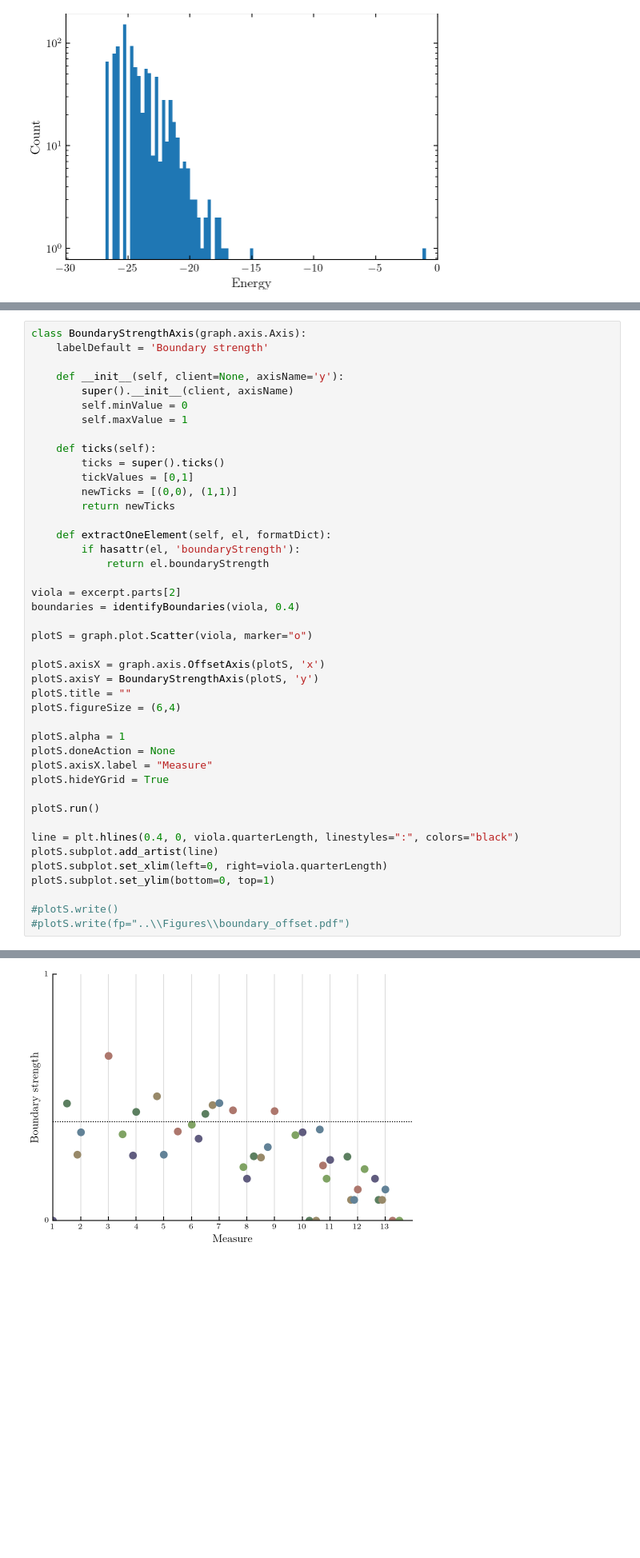
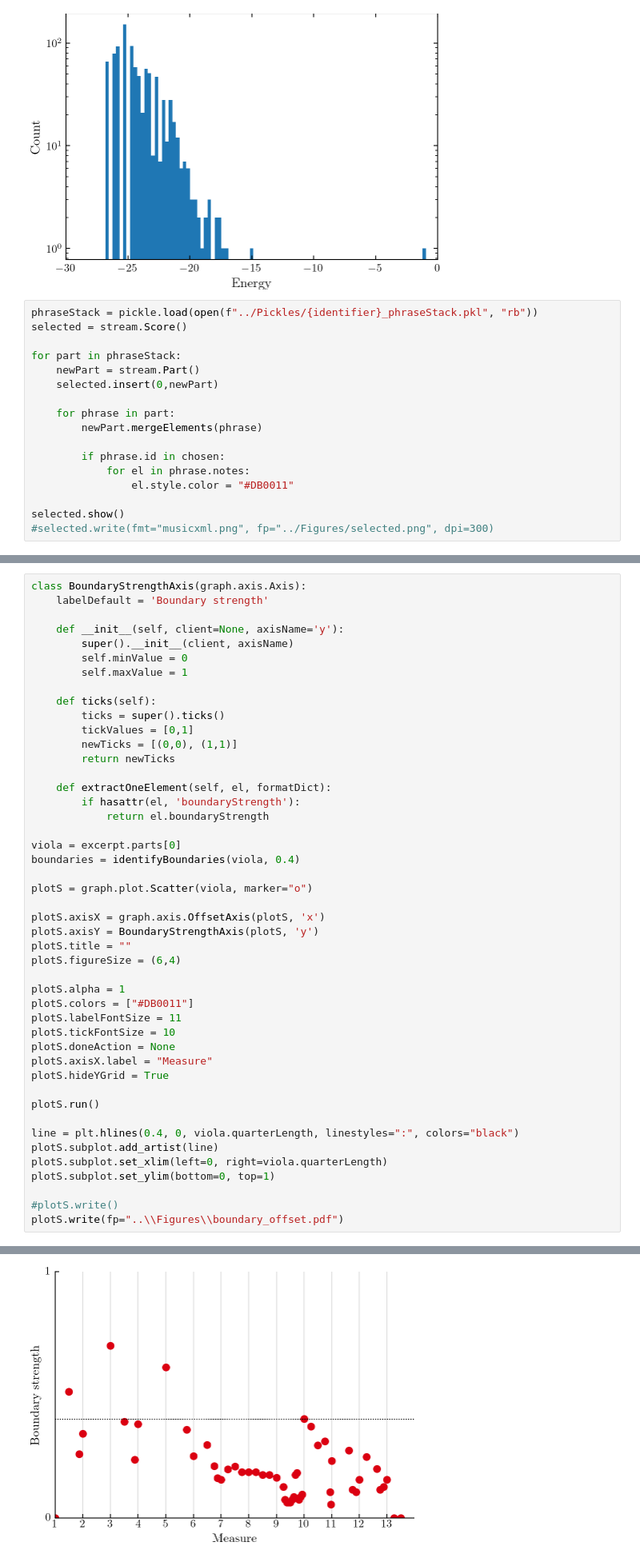
Before and after one commit to KirbyZX/PHYS4213, a Jupyter notebook: Notebooks/DataAnalysis.ipynb, the cells around one changed output, grey strips where cells are left out. Shown at 80% size. Saved outputs shown, nothing was run; the diff lists cells and outputs as text; blank space fills up the shorter version.

Commit message:
Introduce colouring to scores and update figures

```diff
--- a/Notebooks/DataAnalysis.ipynb
+++ b/Notebooks/DataAnalysis.ipynb
@@ -69,3 +69,20 @@ plt.xlim(-30,0)
 plt.savefig("..\Figures\histogram.pdf", pad_inches=0, bbox_inches="tight")
 # %% [output]
 [figure]
+# %%
+phraseStack = pickle.load(open(f"../Pickles/{identifier}_phraseStack.pkl", "rb"))
+selected = stream.Score()
+
+for part in phraseStack:
+    newPart = stream.Part()
+    selected.insert(0,newPart)
+
+    for phrase in part:
+        newPart.mergeElements(phrase)
+
+        if phrase.id in chosen:
+            for el in phrase.notes:
+                el.style.color = "#DB0011"
+
+selected.show()
+#selected.write(fmt="musicxml.png", fp="../Figures/selected.png", dpi=300)
@@ -119,7 +138,7 @@ class BoundaryStrengthAxis(graph.axis.Axis):
         if hasattr(el, 'boundaryStrength'):
             return el.boundaryStrength
 
-viola = excerpt.parts[2]
+viola = excerpt.parts[0]
 boundaries = identifyBoundaries(viola, 0.4)
 
 plotS = graph.plot.Scatter(viola, marker="o")
@@ -130,6 +149,9 @@ plotS.title = ""
 plotS.figureSize = (6,4)
 
 plotS.alpha = 1
+plotS.colors = ["#DB0011"]
+plotS.labelFontSize = 11
+plotS.tickFontSize = 10
 plotS.doneAction = None
 plotS.axisX.label = "Measure"
 plotS.hideYGrid = True
@@ -142,5 +164,5 @@ plotS.subplot.set_xlim(left=0, right=viola.quarterLength)
 plotS.subplot.set_ylim(bottom=0, top=1)
 
 #plotS.write()
-#plotS.write(fp="..\\Figures\\boundary_offset.pdf")
+plotS.write(fp="..\\Figures\\boundary_offset.pdf")
 # %% [output]
@@ -148 +169 @@ plotS.subplot.set_ylim(bottom=0, top=1)
-[figure, old version]
+[figure, new version]
```
Also changed, not shown: parts of 7 cells of this notebook, 4 other files.
